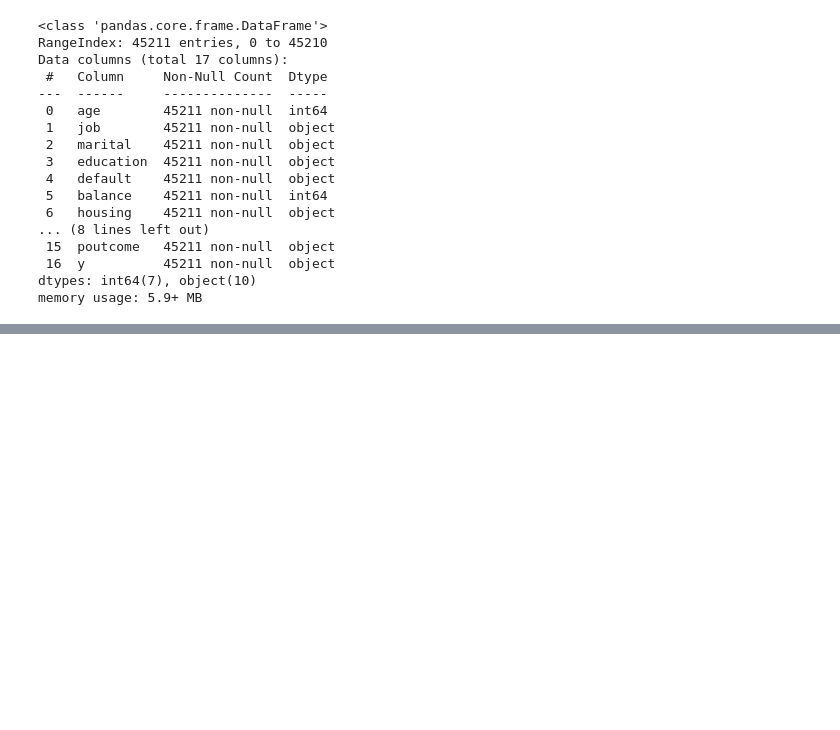
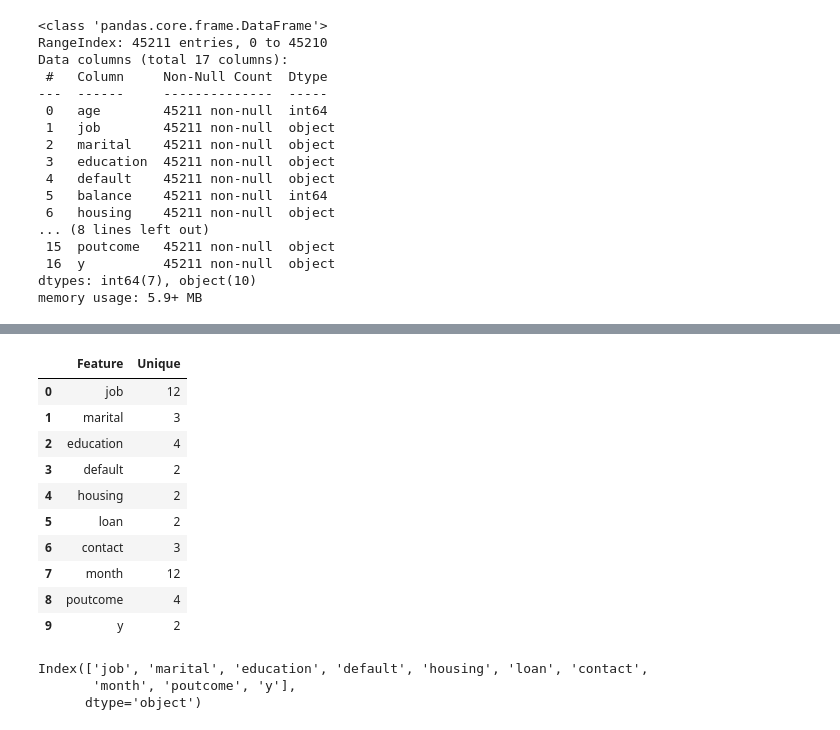
Before and after one commit to chandanc5525/Bank_Marketing, a Jupyter notebook: Bank_Telemarketing.ipynb, the cells around one changed output, grey strips where cells are left out. Saved outputs shown, nothing was run; the diff lists cells and outputs as text; code cells hidden in the pictures; blank space fills up the shorter version.

```diff
--- a/Bank_Telemarketing.ipynb
+++ b/Bank_Telemarketing.ipynb
@@ -66,0 +122,34 @@ memory usage: 5.9+ MB
+# %%
+# Performing Univariate Analysis
+from collections import OrderedDict
+
+stats_cat = []
+
+for i in Categorical_data:
+    Categorical_stats = OrderedDict({
+        'Feature':i,
+        'Unique': Categorical_data[i].nunique()
+    })
+
+    stats_cat.append(Categorical_stats)
+report1 = pd.DataFrame(stats_cat)
+
+report1
+# %% [output]
+|  | Feature | Unique |
+| 0 | job | 12 |
+| 1 | marital | 3 |
+| 2 | education | 4 |
+| 3 | default | 2 |
+| 4 | housing | 2 |
+| 5 | loan | 2 |
+| 6 | contact | 3 |
+| 7 | month | 12 |
+| 8 | poutcome | 4 |
+| 9 | y | 2 |
+# %%
+Categorical_data.columns
+# %% [output]
+Index(['job', 'marital', 'education', 'default', 'housing', 'loan', 'contact',
+       'month', 'poutcome', 'y'],
+      dtype='object')
```
Also changed, not shown: parts of 7 cells of this notebook, 1 other file.
